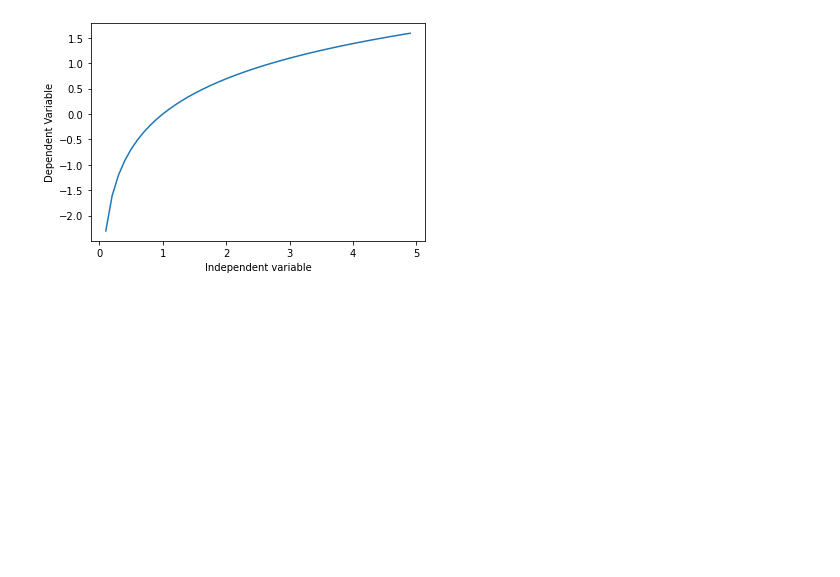
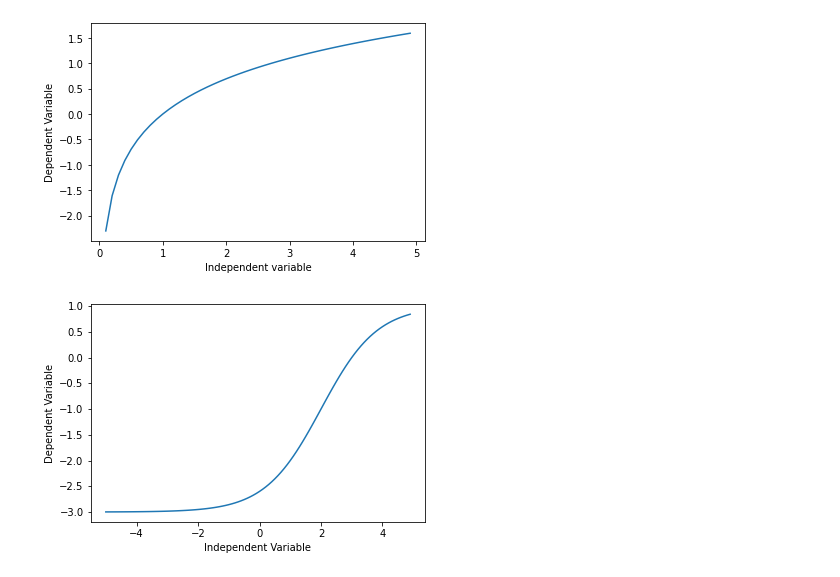
Before and after one commit to krishnakesari/AI-Engineering, a Jupyter notebook: Non Linear Regression Graphs.ipynb, the cells around one changed output. Saved outputs shown, nothing was run; the diff lists cells and outputs as text; code cells hidden in the pictures; blank space fills up the shorter version.

```diff
--- a/Non Linear Regression Graphs.ipynb
+++ b/Non Linear Regression Graphs.ipynb
@@ -63,3 +63,13 @@ plt.xlabel('Independent variable')
 plt.show()
 # %% [output]
 [figure]
+# %%
+# Sigmoidal/Logistic Y = a + b / (1 + c^(X-d))
+X = np.arange(-5, 5, 0.1)
+Y = 1 - 4/(1 + np.power(3, X - 2))
+plt.plot(X, Y)
+plt.ylabel('Dependent Variable')
+plt.xlabel('Independent Variable')
+plt.show()
+# %% [output]
+[figure, added]
```
Also changed, not shown: parts of 4 cells of this notebook.
